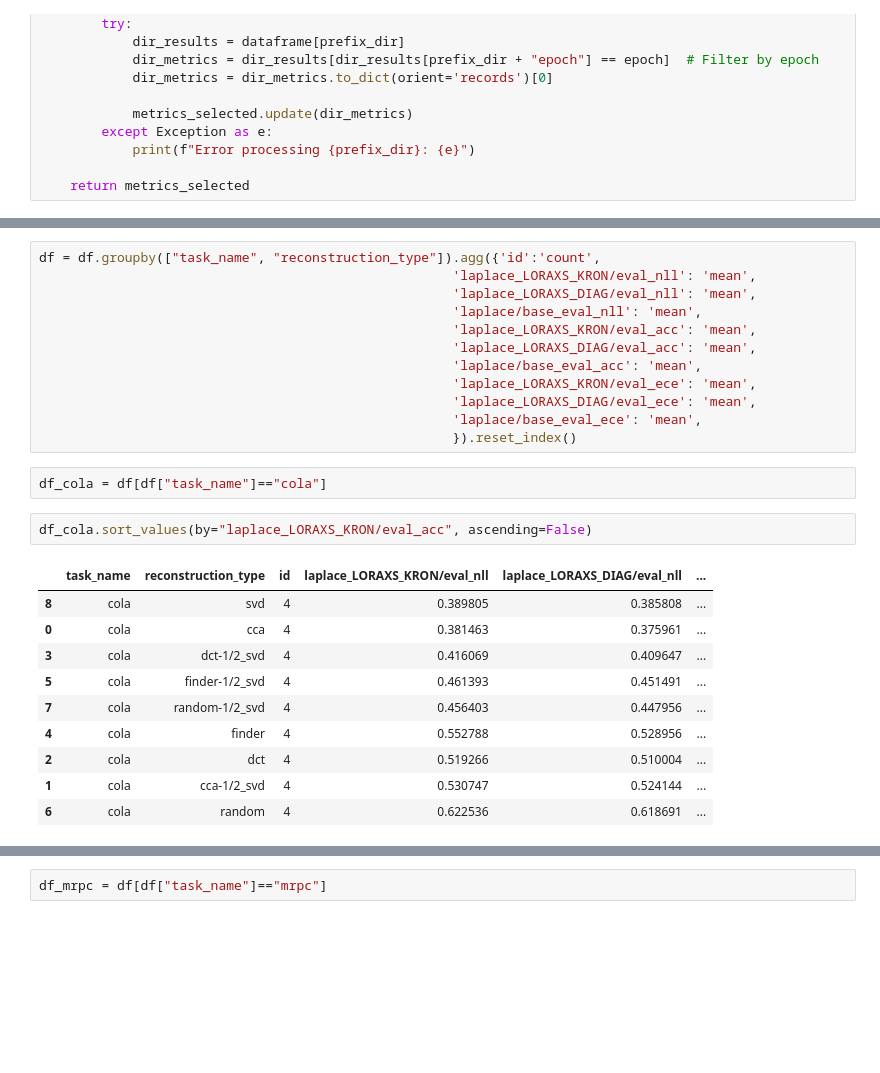
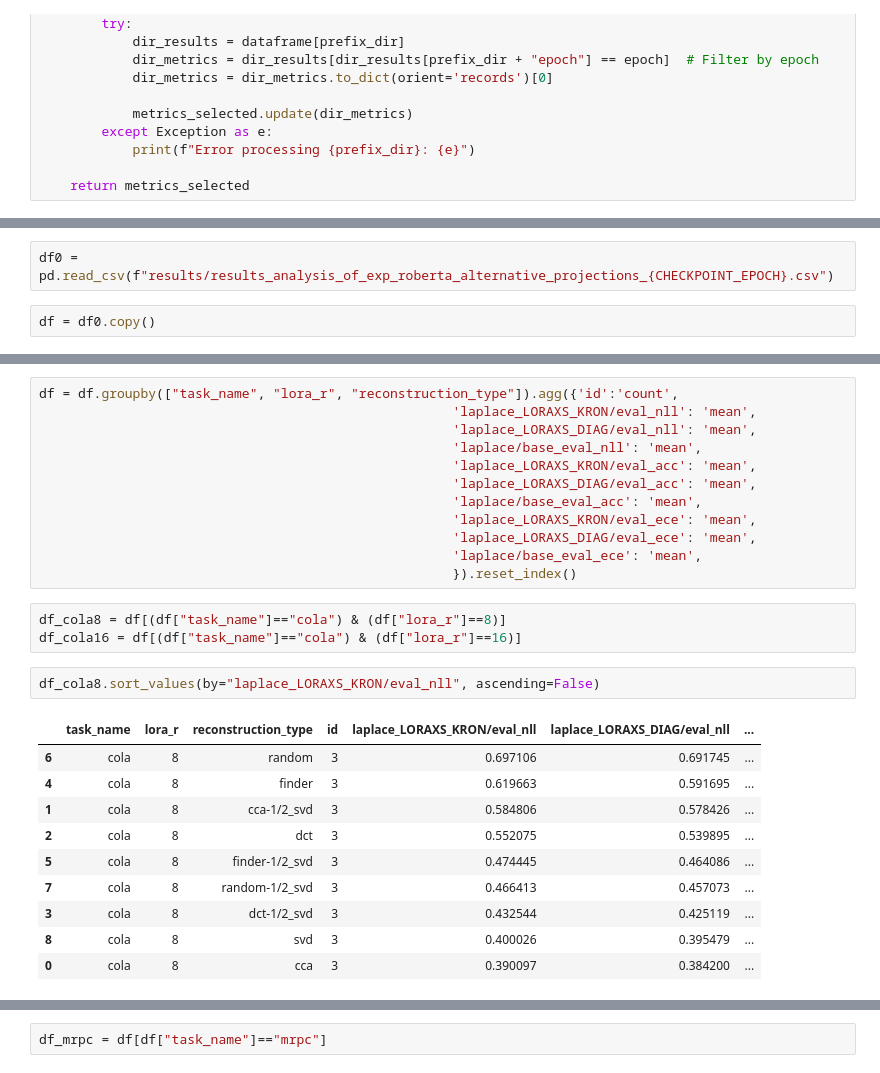
Before and after one commit to gmum/bayesian-finetuning, a Jupyter notebook: experiments/results_analysis_of_exp_roberta_alternative_projections.ipynb, the cells around one changed output, grey strips where cells are left out. Drawn from its saved outputs; the diff is of its cells as text; blank space fills up the shorter version.

```diff
--- a/experiments/results_analysis_of_exp_roberta_alternative_projections.ipynb
+++ b/experiments/results_analysis_of_exp_roberta_alternative_projections.ipynb
@@ -132,0 +519,4 @@ df = pd.DataFrame(cfgs)
+# %%
+df0 = pd.read_csv(f"results/results_analysis_of_exp_roberta_alternative_projections_{CHECKPOINT_EPOCH}.csv")
+# %%
+df = df0.copy()
@@ -133,5 +831,5 @@ df = pd.DataFrame(cfgs)
 # %%
-df = df.groupby(["task_name", "reconstruction_type"]).agg({'id':'count',
+df = df.groupby(["task_name", "lora_r", "reconstruction_type"]).agg({'id':'count',
                                                      'laplace_LORAXS_KRON/eval_nll': 'mean',
                                                      'laplace_LORAXS_DIAG/eval_nll': 'mean',
                                                      'laplace/base_eval_nll': 'mean',
@@ -143,17 +841,18 @@ df = df.groupby(["task_name", "reconstruction_type"]).agg({'id':'count',
                                                      'laplace/base_eval_ece': 'mean',
                                                      }).reset_index()
 # %%
-df_cola = df[df["task_name"]=="cola"]
+df_cola8 = df[(df["task_name"]=="cola") & (df["lora_r"]==8)]
+df_cola16 = df[(df["task_name"]=="cola") & (df["lora_r"]==16)]
 # %%
-df_cola.sort_values(by="laplace_LORAXS_KRON/eval_acc", ascending=False)
+df_cola8.sort_values(by="laplace_LORAXS_KRON/eval_nll", ascending=False)
 # %% [output]
-|  | task_name | reconstruction_type | id | laplace_LORAXS_KRON/eval_nll | laplace_LORAXS_DIAG/eval_nll | ... |
-| 8 | cola | svd | 4 | 0.389805 | 0.385808 | ... |
-| 0 | cola | cca | 4 | 0.381463 | 0.375961 | ... |
-| 3 | cola | dct-1/2_svd | 4 | 0.416069 | 0.409647 | ... |
-| 5 | cola | finder-1/2_svd | 4 | 0.461393 | 0.451491 | ... |
-| 7 | cola | random-1/2_svd | 4 | 0.456403 | 0.447956 | ... |
-| 4 | cola | finder | 4 | 0.552788 | 0.528956 | ... |
-| 2 | cola | dct | 4 | 0.519266 | 0.510004 | ... |
-| 1 | cola | cca-1/2_svd | 4 | 0.530747 | 0.524144 | ... |
-| 6 | cola | random | 4 | 0.622536 | 0.618691 | ... |
+|  | task_name | lora_r | reconstruction_type | id | laplace_LORAXS_KRON/eval_nll | laplace_LORAXS_DIAG/eval_nll | ... |
+| 6 | cola | 8 | random | 3 | 0.697106 | 0.691745 | ... |
+| 4 | cola | 8 | finder | 3 | 0.619663 | 0.591695 | ... |
+| 1 | cola | 8 | cca-1/2_svd | 3 | 0.584806 | 0.578426 | ... |
+| 2 | cola | 8 | dct | 3 | 0.552075 | 0.539895 | ... |
+| 5 | cola | 8 | finder-1/2_svd | 3 | 0.474445 | 0.464086 | ... |
+| 7 | cola | 8 | random-1/2_svd | 3 | 0.466413 | 0.457073 | ... |
+| 3 | cola | 8 | dct-1/2_svd | 3 | 0.432544 | 0.425119 | ... |
+| 8 | cola | 8 | svd | 3 | 0.400026 | 0.395479 | ... |
+| 0 | cola | 8 | cca | 3 | 0.390097 | 0.384200 | ... |
```
Also changed, not shown: parts of 26 cells of this notebook, 1 other file.
